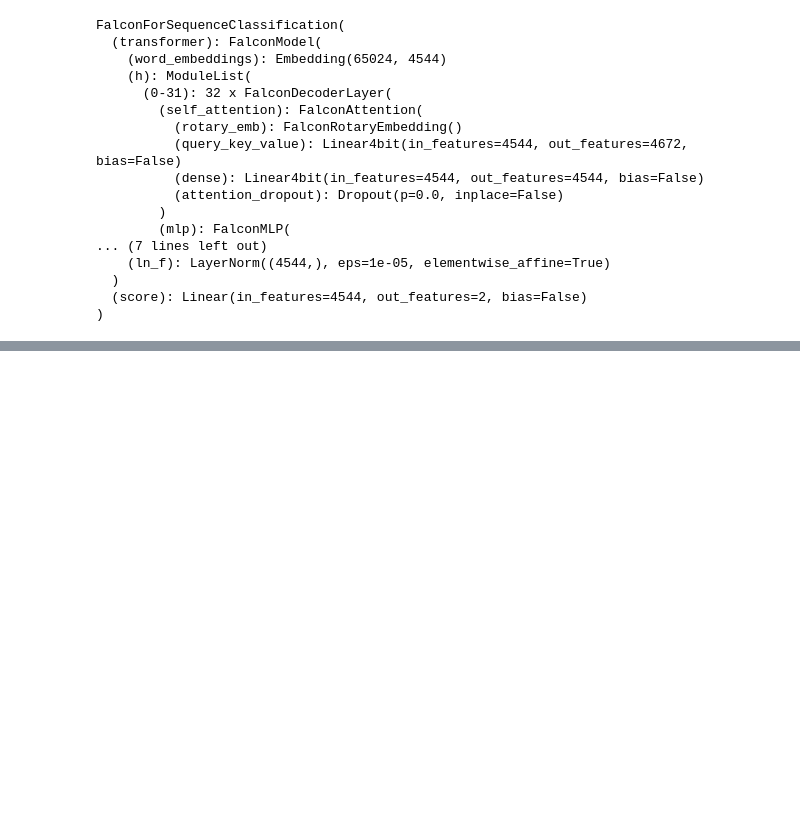
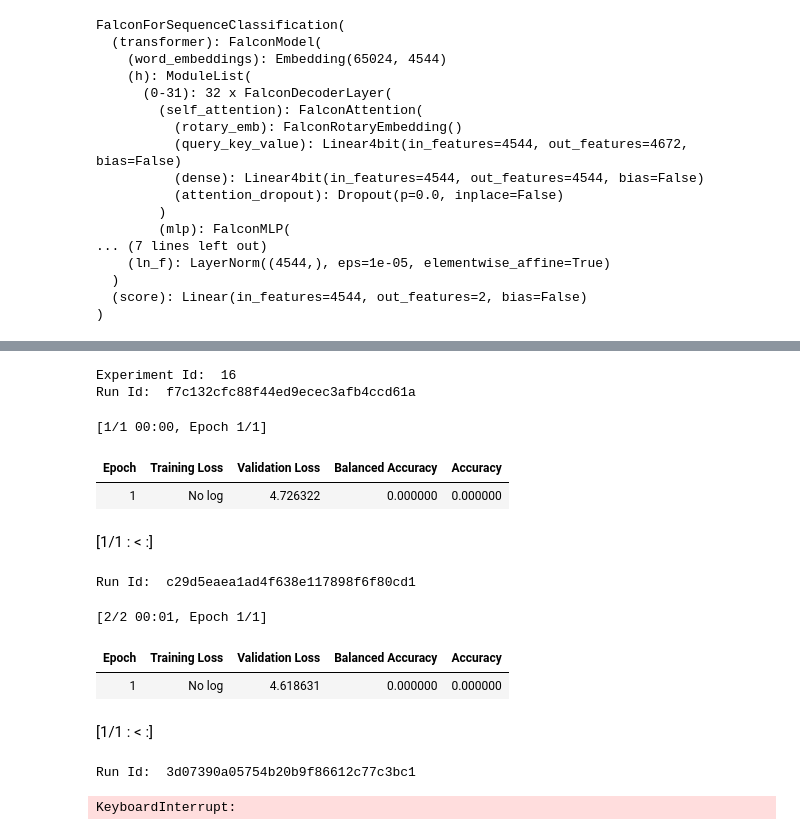
Before and after one commit to aamir09/FTzard, a Jupyter notebook: ftzard/pipeline/notebooks/Step3_HyperParam_Tuning.ipynb, the cells around one changed output, grey strips where cells are left out. Saved outputs shown, nothing was run; the diff lists cells and outputs as text; code cells hidden in the pictures; blank space fills up the shorter version.

```diff
--- a/ftzard/pipeline/notebooks/Step3_HyperParam_Tuning.ipynb
+++ b/ftzard/pipeline/notebooks/Step3_HyperParam_Tuning.ipynb
@@ -58,9 +65,9 @@ Number of CUDA devices available: 2
 Device 0: NVIDIA GeForce RTX 2080 Ti
 Device 1: NVIDIA GeForce RTX 2080 Ti
 # %%
-base_path = '/home/aamir/FTzard/ftzard'
+base_path = '../..'
 config_path = f'../../config/'
-data_path = f"{base_path}/data/cleaned_data.csv"
+data_path = f"{base_path}/data/tokenized_dataset.joblib"
 config_name = 'config'
 # %%
 with initialize(version_base=None, config_path=config_path):
@@ -81,7 +88,7 @@ Mlflow Experiment Name:  senetiment_analysis
 Mlflow Run Name:  hyper_param_tuning
 Model Name:  tiiuae/falcon-7b
 # %%
-datasets = {}
+datasets = joblib.load(data_path)["datasets"]
 # %%
 tokenizer = AutoTokenizer.from_pretrained(model_name, add_prefix_space=True)
 tokenizer.pad_token_id = tokenizer.eos_token_id
@@ -100,7 +107,8 @@ quant_config = BitsAndBytesConfig(
 model = AutoModelForSequenceClassification.from_pretrained(
     model_name,
     quantization_config=quant_config,
-    num_labels=2
+    num_labels=2,
+    device_map="auto"
 )
 
 print(model)
@@ -191,10 +213,17 @@ study = optuna.create_study(direction='maximize')
 # %%
-with mf.start_run(experiment_name=experiment_name,
+for i in range(2):
+    mf.end_run()
+artifact_path = "mlartifacts"
+experiment_id = mf_utils.create_experiment(exp_name=experiment_name)
+print('Experiment Id: ', experiment_id)
+with mf.start_run(experiment_id=experiment_id,
                     run_name=run_name):
     for i in range(1, 11):
         trial = study.ask()
         nested_run_name = f"trial_{i}"
-        run_id = mf_utils.get_run_id_by_name(run_name=nested_run_name, experiment_ids=[experiment_id])
+        run_id = mf_utils.get_run_id_by_name(run_name=nested_run_name,
+                                             experiment_ids=[experiment_id],
+                                            nested = True)
         print('Run Id: ', run_id)
         if run_id:
             mf.start_run(run_id=run_id, run_name=nested_run_name, experiment_id=experiment_id, nested=True)
@@ -222,36 +251,53 @@ with mf.start_run(experiment_name=experiment_name,
         ],
         lora_dropout = lora_dropout, # dropout probability of the LoRA layers
         bias = 'none', # wether to train bias weights, set to 'none' for attention layers
         task_type = 'SEQ_CLS'
         )
 
         lora_model = get_lora_model(model=model, config=lora_config)
         lora_model.config.use_cache = False
         lora_model.config.pretraining_tp = 1
         lora_model.config.pad_token_id = tokenizer.pad_token_id
 
         training_args = TrainingArguments(
-        output_dir = 'sentiment_classification',
+        output_dir = f'sentiment_classification_run_{i}',
         learning_rate = lr,
         per_device_train_batch_size = batch_size,
         per_device_eval_batch_size = batch_size,
-        num_train_epochs = 3,
+        num_train_epochs = 1,
         weight_decay = weight_decay,
         evaluation_strategy = 'epoch',
         save_strategy = 'epoch',
         load_best_model_at_end = True
         )
 
         trainer = CustomTrainer(
         model = lora_model,
         args = training_args,
-        train_dataset = datasets['train'],
-        eval_dataset = datasets['val'],
+        train_dataset = datasets['train'].select(range(10)),
+        eval_dataset = datasets['val'].select(range(1)),
         tokenizer = tokenizer,
         data_collator = collate_fn,
         compute_metrics = compute_metrics,
         )
 
-
-        study.tell(trial, val_accuracy)
+        result = trainer.train()
+        eval_res = trainer.evaluate()
+        study.tell(trial, eval_res['eval_accuracy'])
+        trainer.save_model(f'{base_path}/data/artifacts/run_{i}')
+        mf.log_artifacts(local_dir=f'{base_path}/data/artifacts/run_{i}')
         mf.end_run()
+# %% [output]
+Experiment Id:  16
+Run Id:  f7c132cfc88f44ed9ecec3afb4ccd61a
+[1/1 00:00, Epoch 1/1]
+| Epoch | Training Loss | Validation Loss | Balanced Accuracy | Accuracy |
+| 1 | No log | 4.726322 | 0.000000 | 0.000000 |
+[1/1 : < :]
+Run Id:  c29d5eaea1ad4f638e117898f6f80cd1
+[2/2 00:01, Epoch 1/1]
+| Epoch | Training Loss | Validation Loss | Balanced Accuracy | Accuracy |
+| 1 | No log | 4.618631 | 0.000000 | 0.000000 |
+[1/1 : < :]
+Run Id:  3d07390a05754b20b9f86612c77c3bc1
+KeyboardInterrupt:
```
Also changed, not shown: parts of 7 cells of this notebook, 7 other files.
